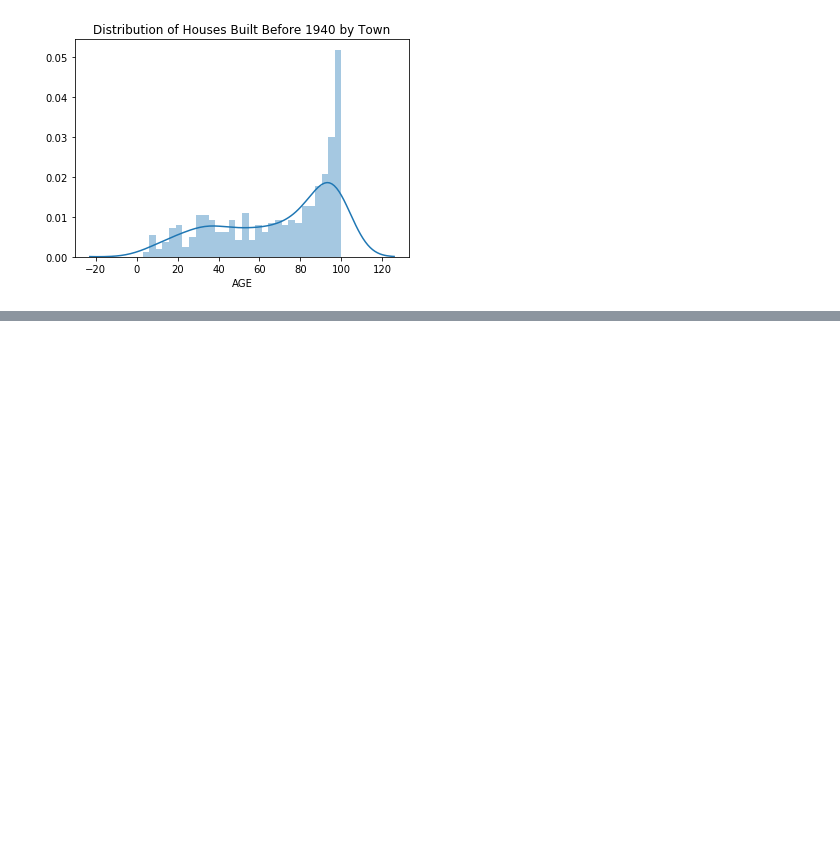
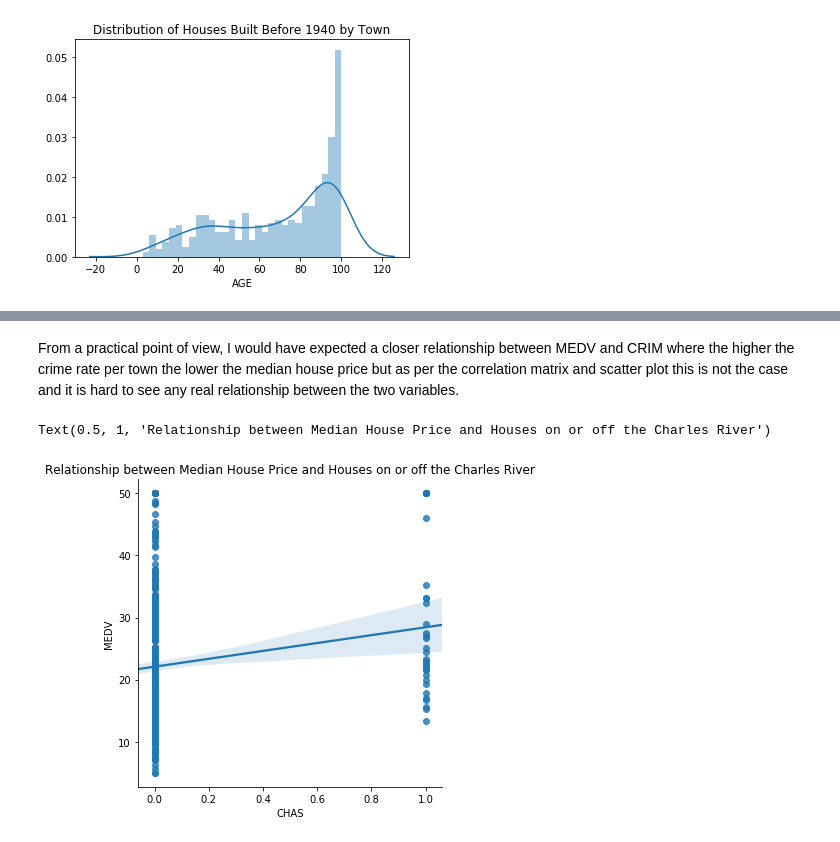
Before and after one commit to TommyVaughan/Boston-House-Prices, a Jupyter notebook: Machine Learning & Statistics - Boston House Prices.ipynb, the cells around one changed output, grey strips where cells are left out. Cells and saved outputs as stored; diff of their text form; code cells hidden in the pictures; blank space fills up the shorter version.

```diff
--- a/Machine Learning & Statistics - Boston House Prices.ipynb
+++ b/Machine Learning & Statistics - Boston House Prices.ipynb
@@ -174,0 +196,8 @@ The distribution of the AGE also appears to be a Gamma distribution in that the
+# %% [markdown]
+From a practical point of view, I would have expected a closer relationship between MEDV and CRIM where the higher the crime rate per town the lower the median house price but as per the correlation matrix and scatter plot this is not the case and it is hard to see any real relationship between the two variables.
+# %%
+sns.lmplot(x="CHAS", y="MEDV", data=boston1)
+plt.title("Relationship between Median House Price and Houses on or off the Charles River")
+# %% [output]
+Text(0.5, 1, 'Relationship between Median House Price and Houses on or off the Charles River')
+[figure, added]
```
Also changed, not shown: parts of 23 cells of this notebook.
